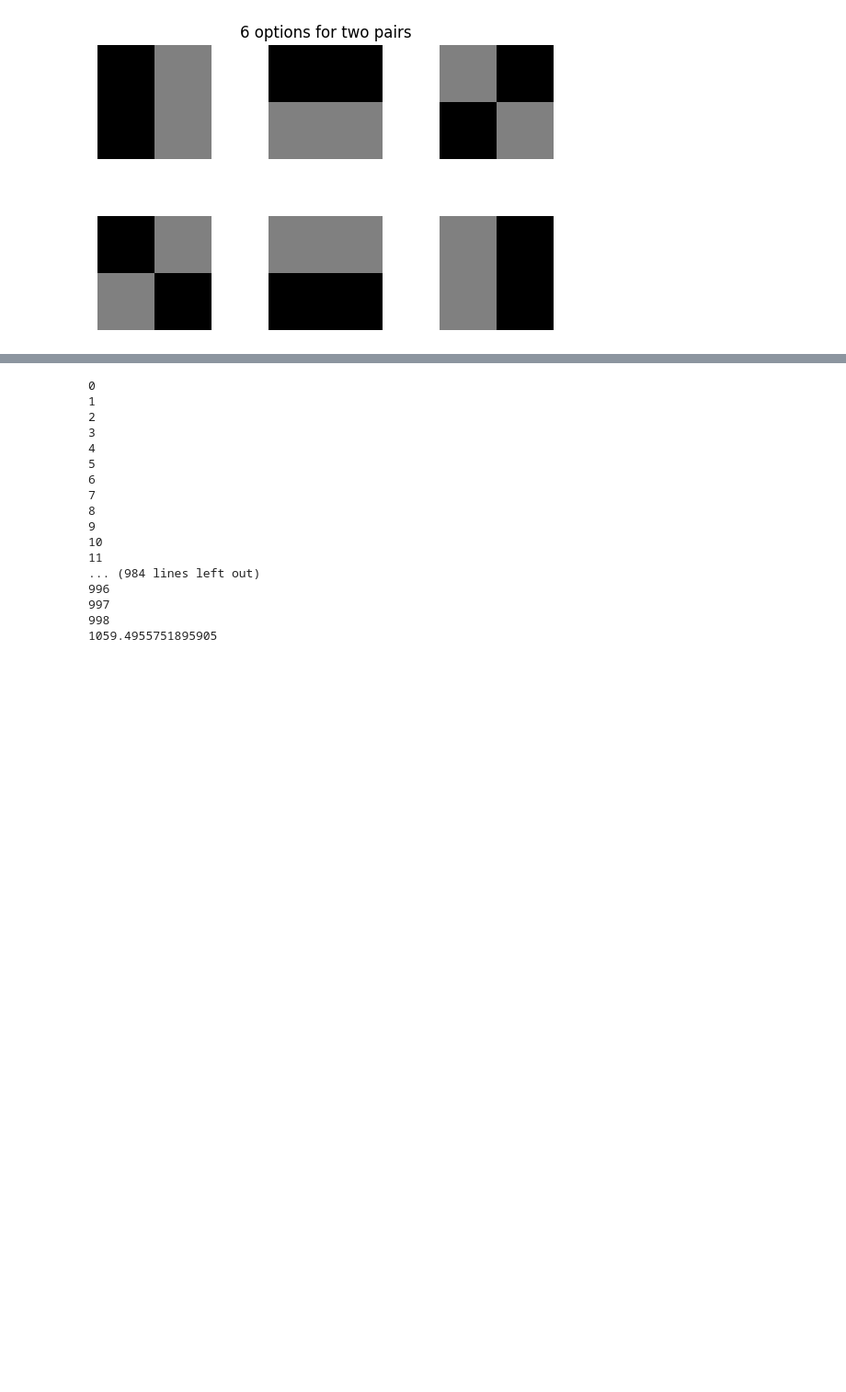
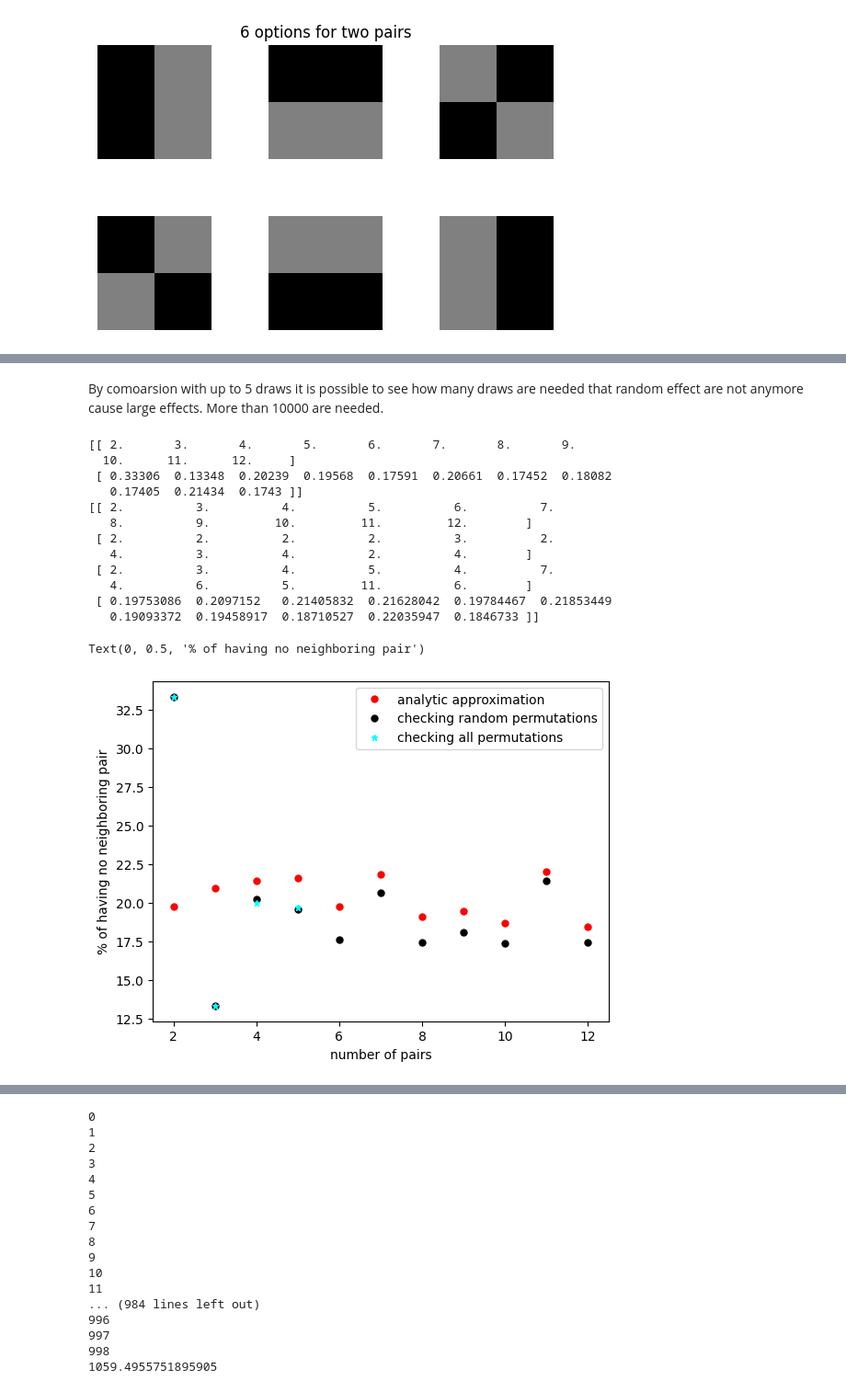
Before and after one commit to tkfritz/memory-neighbors, a Jupyter notebook: memory_neighbors.ipynb, the cells around one changed output, grey strips where cells are left out. Shown: that part at 92% size. Cells and saved outputs as stored; diff of their text form; code cells hidden in the pictures; blank space fills up the shorter version.

```diff
--- a/memory_neighbors.ipynb
+++ b/memory_neighbors.ipynb
@@ -777,0 +368,27 @@ print(ana_prob(12))
+# %% [markdown]
+By comoarsion with up to 5 draws it is possible to see how many draws are needed that random effect are not anymore cause large effects. More than 10000 are needed.
+# %%
+res3=np.loadtxt('random_2_to12_its100000.txt')
+print(res3)
+print(res_ana)
+plt.plot(res_ana[0],res_ana[3]*100,'o',ms=5,color='red', label='analytic approximation')
+plt.plot(res3[0],res3[1]*100,'o',ms=5,color='black', label='checking random permutations')
+plt.plot(all_perm_prob[0],all_perm_prob[1]*100,'*',ms=5,color='cyan', label='checking all permutations')
+plt.legend(loc="best")
+plt.xlabel("number of pairs")
+plt.ylabel("% of having no neighboring pair")
+# %% [output]
+[[ 2.       3.       4.       5.       6.       7.       8.       9.
+  10.      11.      12.     ]
+ [ 0.33306  0.13348  0.20239  0.19568  0.17591  0.20661  0.17452  0.18082
+   0.17405  0.21434  0.1743 ]]
+[[ 2.          3.          4.          5.          6.          7.
+   8.          9.         10.         11.         12.        ]
+ [ 2.          2.          2.          2.          3.          2.
+   4.          3.          4.          2.          4.        ]
+ [ 2.          3.          4.          5.          4.          7.
+   4.          6.          5.         11.          6.        ]
+ [ 0.19753086  0.2097152   0.21405832  0.21628042  0.19784467  0.21853449
+   0.19093372  0.19458917  0.18710527  0.22035947  0.1846733 ]]
+Text(0, 0.5, '% of having no neighboring pair')
+[figure, added]
```
Also changed, not shown: parts of 69 cells of this notebook.
